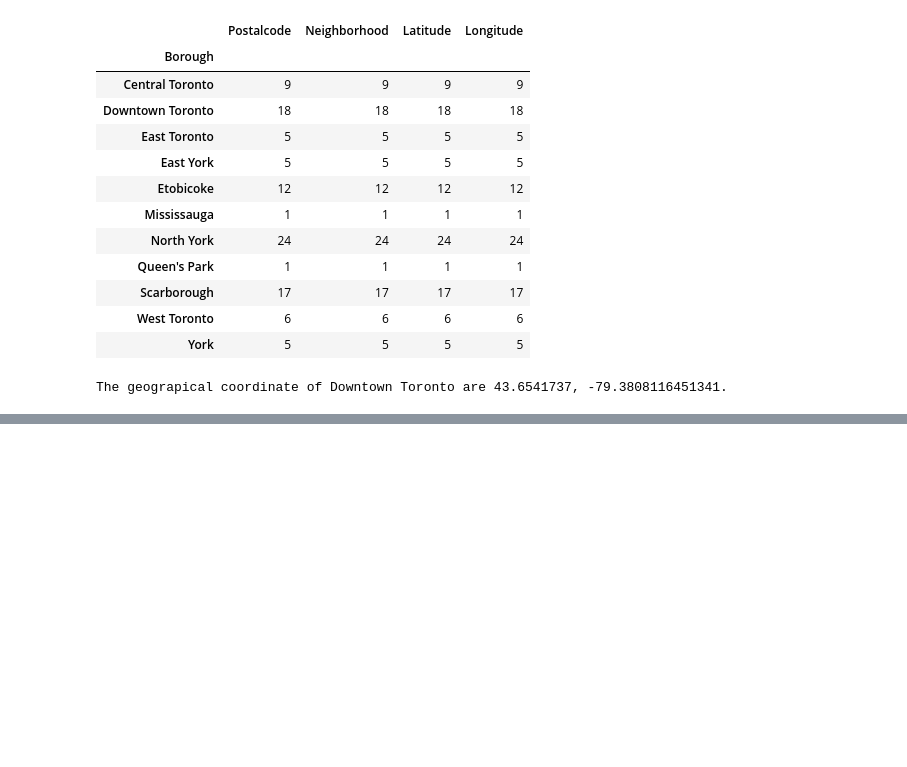
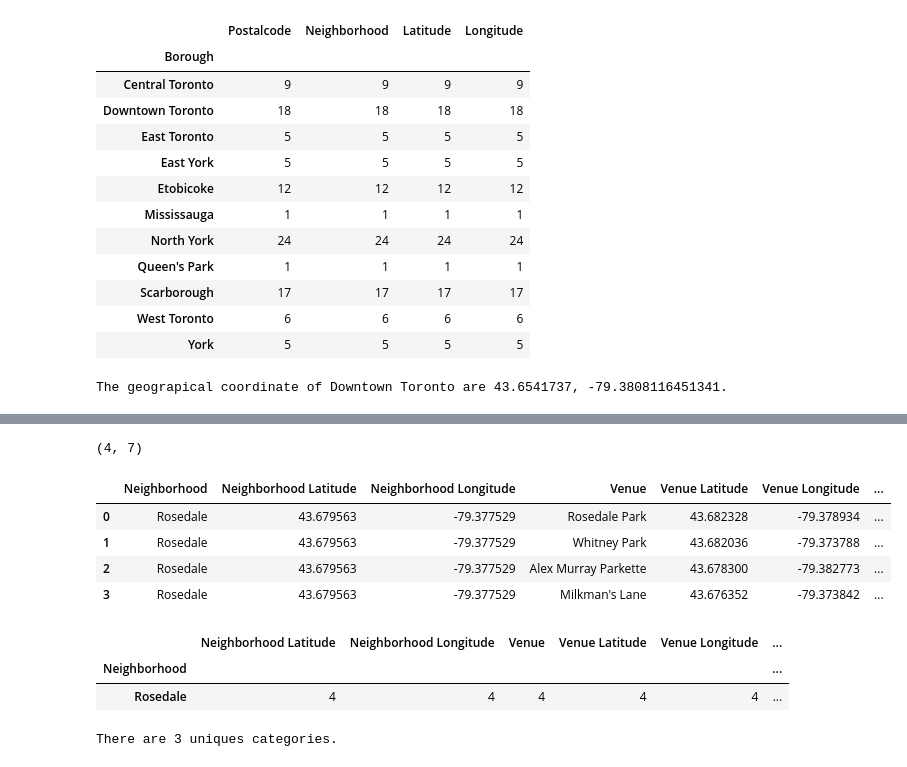
Before and after one commit to vtrox/Coursera_Capstone, a Jupyter notebook: _w3_3_.ipynb, the cells around one changed output, grey strips where cells are left out. Saved outputs shown, nothing was run; the diff lists cells and outputs as text; code cells hidden in the pictures; blank space fills up the shorter version.

```diff
--- a/_w3_3_.ipynb
+++ b/_w3_3_.ipynb
@@ -157,0 +172,21 @@ def getNearbyVenues(names, latitudes, longitudes, radius=500):
+# %%
+print(Downtown_Toronto_venues.shape)
+Downtown_Toronto_venues.head()
+# %% [output]
+(4, 7)
+|  | Neighborhood | Neighborhood Latitude | Neighborhood Longitude | Venue | Venue Latitude | Venue Longitude | ... |
+| 0 | Rosedale | 43.679563 | -79.377529 | Rosedale Park | 43.682328 | -79.378934 | ... |
+| 1 | Rosedale | 43.679563 | -79.377529 | Whitney Park | 43.682036 | -79.373788 | ... |
+| 2 | Rosedale | 43.679563 | -79.377529 | Alex Murray Parkette | 43.678300 | -79.382773 | ... |
+| 3 | Rosedale | 43.679563 | -79.377529 | Milkman's Lane | 43.676352 | -79.373842 | ... |
+# %%
+Downtown_Toronto_venues.groupby('Neighborhood').count()
+# %% [output]
+|  | Neighborhood Latitude | Neighborhood Longitude | Venue | Venue Latitude | Venue Longitude | ... |
+| Neighborhood |  |  |  |  |  | ... |
+| Rosedale | 4 | 4 | 4 | 4 | 4 | ... |
+# %%
+
+print('There are {} uniques categories.'.format(len(Downtown_Toronto_venues['Venue Category'].unique())))
+# %% [output]
+There are 3 uniques categories.
```
Also changed, not shown: parts of 2 cells of this notebook.
